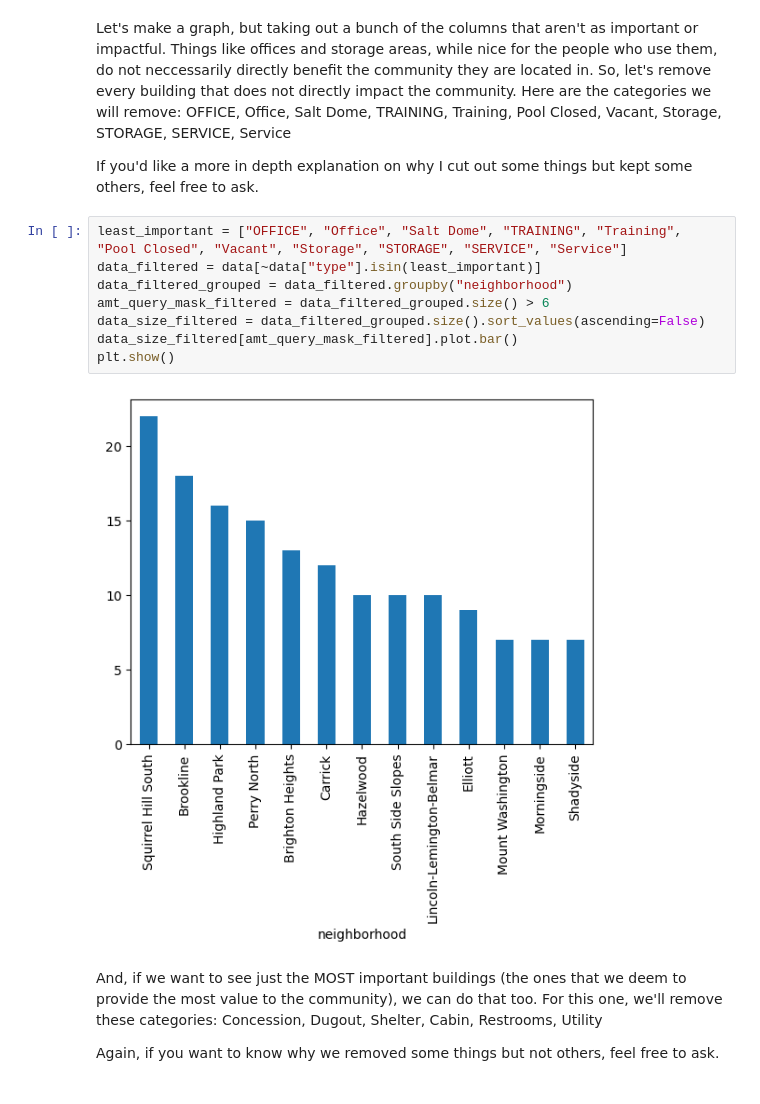
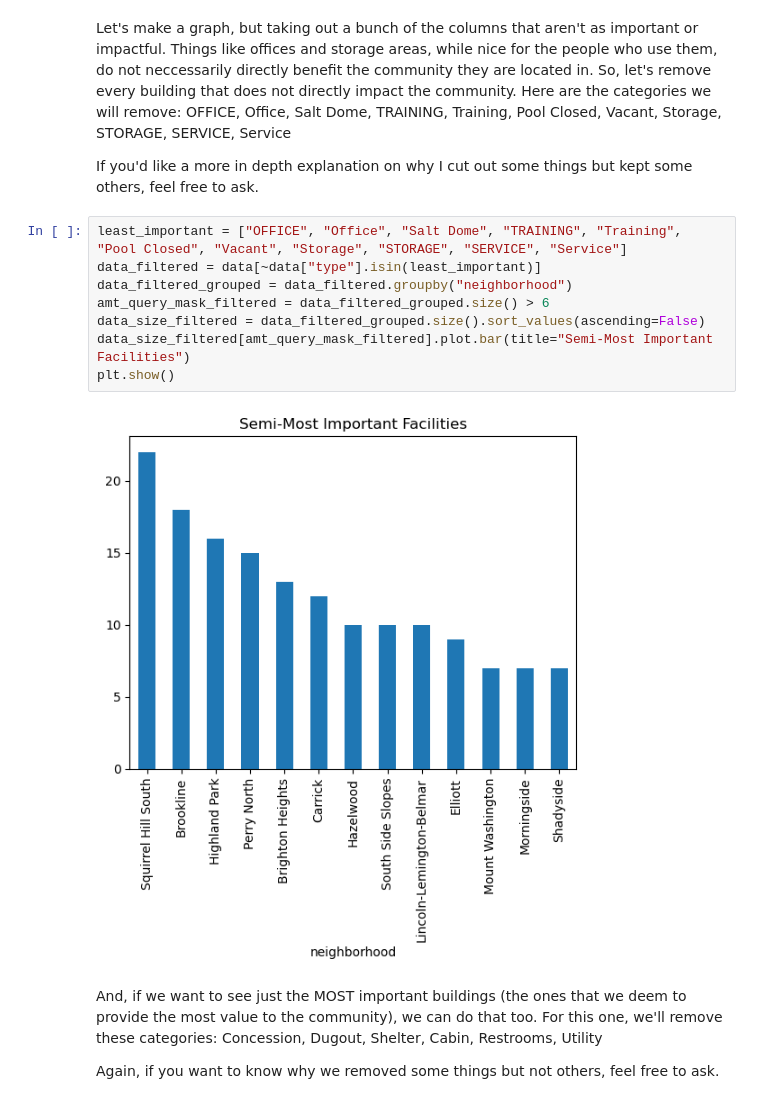
Before and after one commit to nlowman23/Final_Project_Group-31, a Jupyter notebook: jackprojectdata.ipynb, the cells around one changed output. Saved outputs shown, nothing was run; the diff lists cells and outputs as text.

```diff
--- a/jackprojectdata.ipynb
+++ b/jackprojectdata.ipynb
@@ -76,13 +76,13 @@ If you'd like a more in depth explanation on why I cut out some things but kept
 # %%
 least_important = ["OFFICE", "Office", "Salt Dome", "TRAINING", "Training", "Pool Closed", "Vacant", "Storage", "STORAGE", "SERVICE", "Service"]
 data_filtered = data[~data["type"].isin(least_important)]
 data_filtered_grouped = data_filtered.groupby("neighborhood")
 amt_query_mask_filtered = data_filtered_grouped.size() > 6
 data_size_filtered = data_filtered_grouped.size().sort_values(ascending=False)
-data_size_filtered[amt_query_mask_filtered].plot.bar()
+data_size_filtered[amt_query_mask_filtered].plot.bar(title="Semi-Most Important Facilities")
 plt.show()
 # %% [output]
-[figure, old version]
+[figure, new version]
 # %% [markdown]
 And, if we want to see just the MOST important buildings (the ones that we deem to provide the most value to the community), we can do that too. For this one, we'll remove these categories: Concession, Dugout, Shelter, Cabin, Restrooms, Utility
 
```
Also changed, not shown: parts of 6 cells of this notebook.
